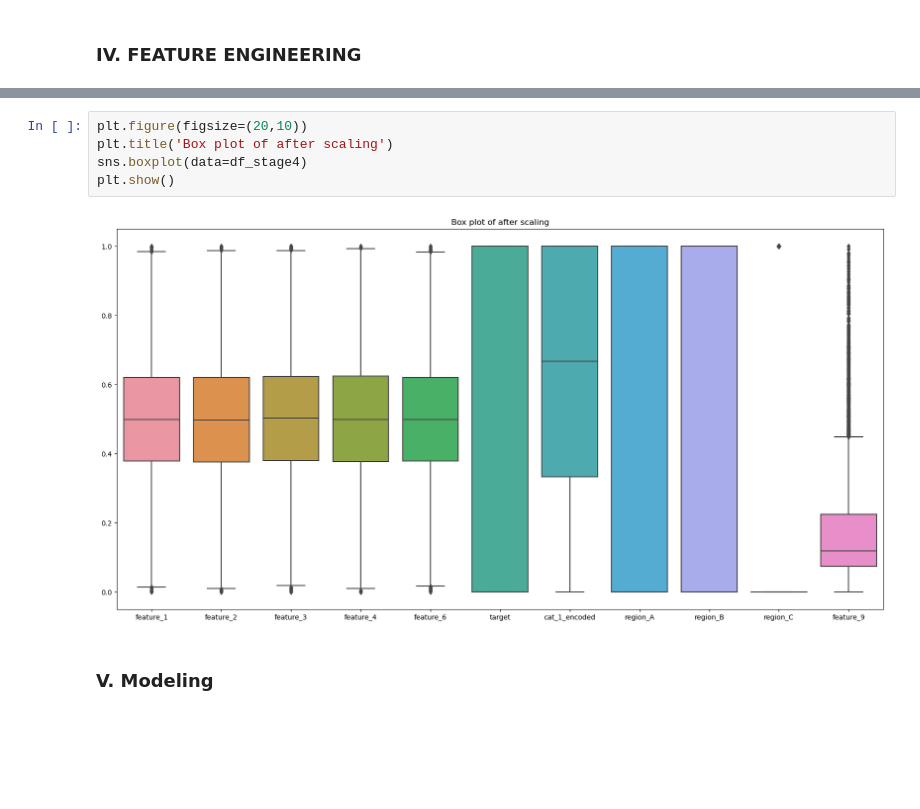
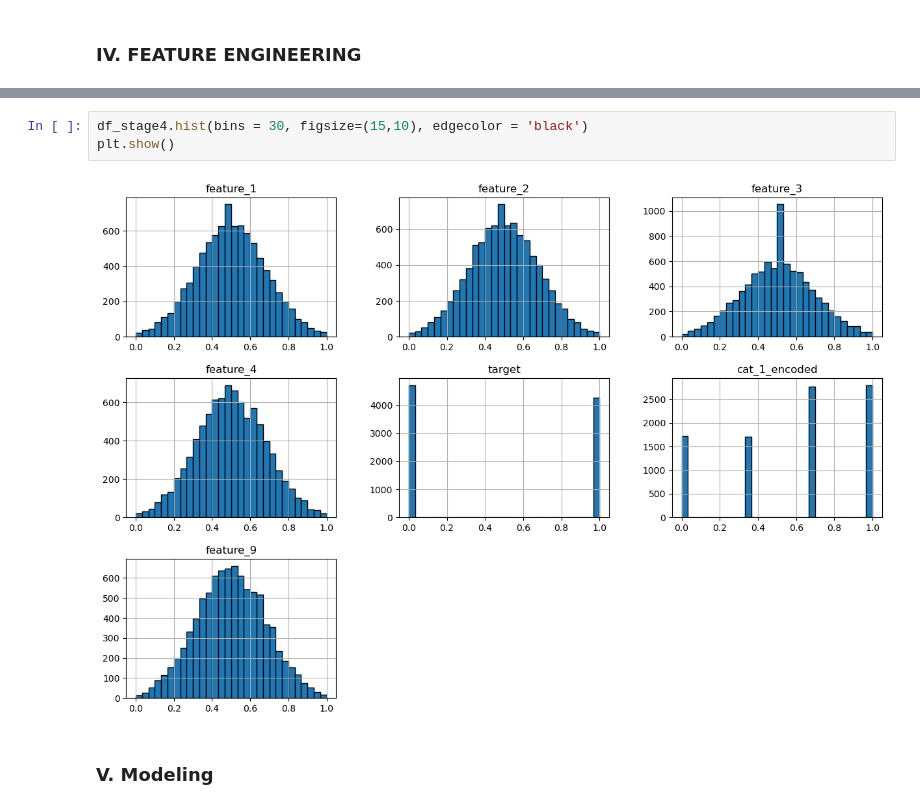
Before and after one commit to Montasir00/Ml_final_project, a Jupyter notebook: Final_Project.ipynb, the cells around one changed output, grey strips where cells are left out. Saved outputs shown, nothing was run; the diff lists cells and outputs as text; blank space fills up the shorter version.

```diff
--- a/Final_Project.ipynb
+++ b/Final_Project.ipynb
@@ -595,9 +600,7 @@ print(df_stage4.head())
-# %%
-plt.figure(figsize=(20,10))
-plt.title('Box plot of after scaling')
-sns.boxplot(data=df_stage4)
-plt.show()
-# %% [output]
-[figure, removed]
+# %%
+df_stage4.hist(bins = 30, figsize=(15,10), edgecolor = 'black')
+plt.show()
+# %% [output]
+[figure, added]
 # %% [markdown]
 ### V. Modeling
```
Also changed, not shown: parts of 13 cells of this notebook.
